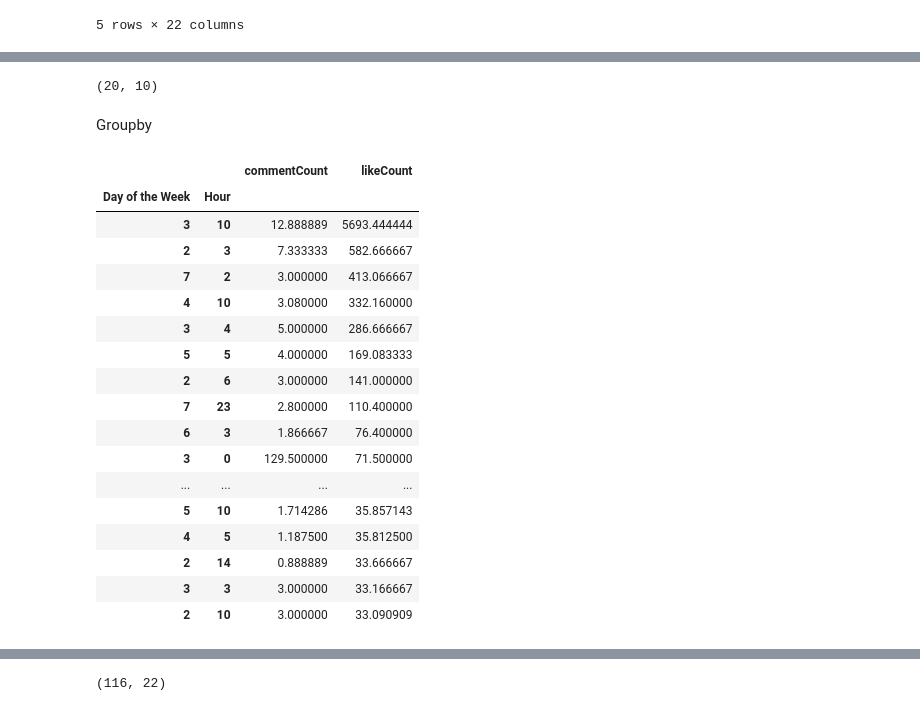
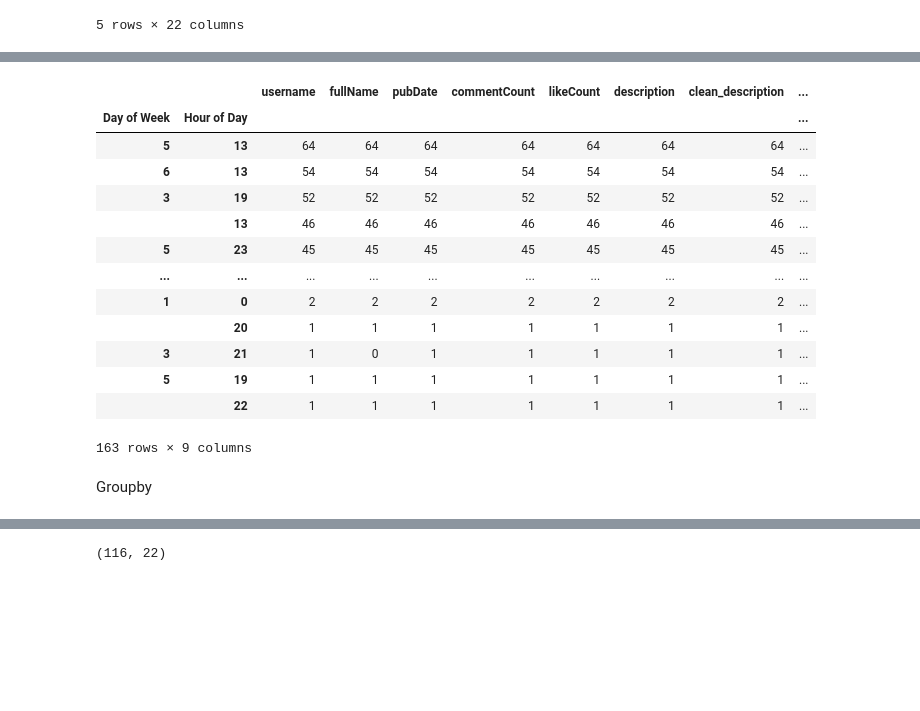
Before and after one commit to gerry-9987/SA, a Jupyter notebook: optimal_timing.ipynb, the cells around one changed output, grey strips where cells are left out. Cells and saved outputs as stored; diff of their text form; code cells hidden in the pictures; blank space fills up the shorter version.

```diff
--- a/optimal_timing.ipynb
+++ b/optimal_timing.ipynb
@@ -175,32 +116,22 @@ df1.groupby(["Day of the Week","Hour"]).count().sort_values(by="username",ascend
 # %%
-df3=df1.groupby(["Day of the Week","Hour"]).count().sort_values(by="username",ascending=False).head(20)
-df3.shape
-# 4 hours without posts across the days of week
+df_count = df1.groupby(["Day of Week", "Hour of Day"]).count().sort_values(by="likeCount",ascending=False)
+
+df_count
 # %% [output]
+|  |  | username | fullName | pubDate | commentCount | likeCount | description | clean_description | ... |
+| Day of Week | Hour of Day |  |  |  |  |  |  |  | ... |
+| 5 | 13 | 64 | 64 | 64 | 64 | 64 | 64 | 64 | ... |
+| 6 | 13 | 54 | 54 | 54 | 54 | 54 | 54 | 54 | ... |
+| 3 | 19 | 52 | 52 | 52 | 52 | 52 | 52 | 52 | ... |
+|  | 13 | 46 | 46 | 46 | 46 | 46 | 46 | 46 | ... |
+| 5 | 23 | 45 | 45 | 45 | 45 | 45 | 45 | 45 | ... |
+| ... | ... | ... | ... | ... | ... | ... | ... | ... | ... |
+| 1 | 0 | 2 | 2 | 2 | 2 | 2 | 2 | 2 | ... |
+|  | 20 | 1 | 1 | 1 | 1 | 1 | 1 | 1 | ... |
+| 3 | 21 | 1 | 0 | 1 | 1 | 1 | 1 | 1 | ... |
+| 5 | 19 | 1 | 1 | 1 | 1 | 1 | 1 | 1 | ... |
+|  | 22 | 1 | 1 | 1 | 1 | 1 | 1 | 1 | ... |
-(20, 10)
+163 rows × 9 columns
 # %% [markdown]
 Groupby
-# %%
-# df1.groupby(["Day of the Week","Hour"]).sum().sort_values(by="likeCount",ascending=False).head(20)
-df2=df1.groupby(["Day of the Week","Hour"]).mean().sort_values(by="likeCount",ascending=False).head(20)
-df2
-# %% [output]
-|  |  | commentCount | likeCount |
-| Day of the Week | Hour |  |  |
-| 3 | 10 | 12.888889 | 5693.444444 |
-| 2 | 3 | 7.333333 | 582.666667 |
-| 7 | 2 | 3.000000 | 413.066667 |
-| 4 | 10 | 3.080000 | 332.160000 |
-| 3 | 4 | 5.000000 | 286.666667 |
-| 5 | 5 | 4.000000 | 169.083333 |
-| 2 | 6 | 3.000000 | 141.000000 |
-| 7 | 23 | 2.800000 | 110.400000 |
-| 6 | 3 | 1.866667 | 76.400000 |
-| 3 | 0 | 129.500000 | 71.500000 |
-| ... | ... | ... | ... |
-| 5 | 10 | 1.714286 | 35.857143 |
-| 4 | 5 | 1.187500 | 35.812500 |
-| 2 | 14 | 0.888889 | 33.666667 |
-| 3 | 3 | 3.000000 | 33.166667 |
-| 2 | 10 | 3.000000 | 33.090909 |
 # %%
```
Also changed, not shown: parts of 19 cells of this notebook.
